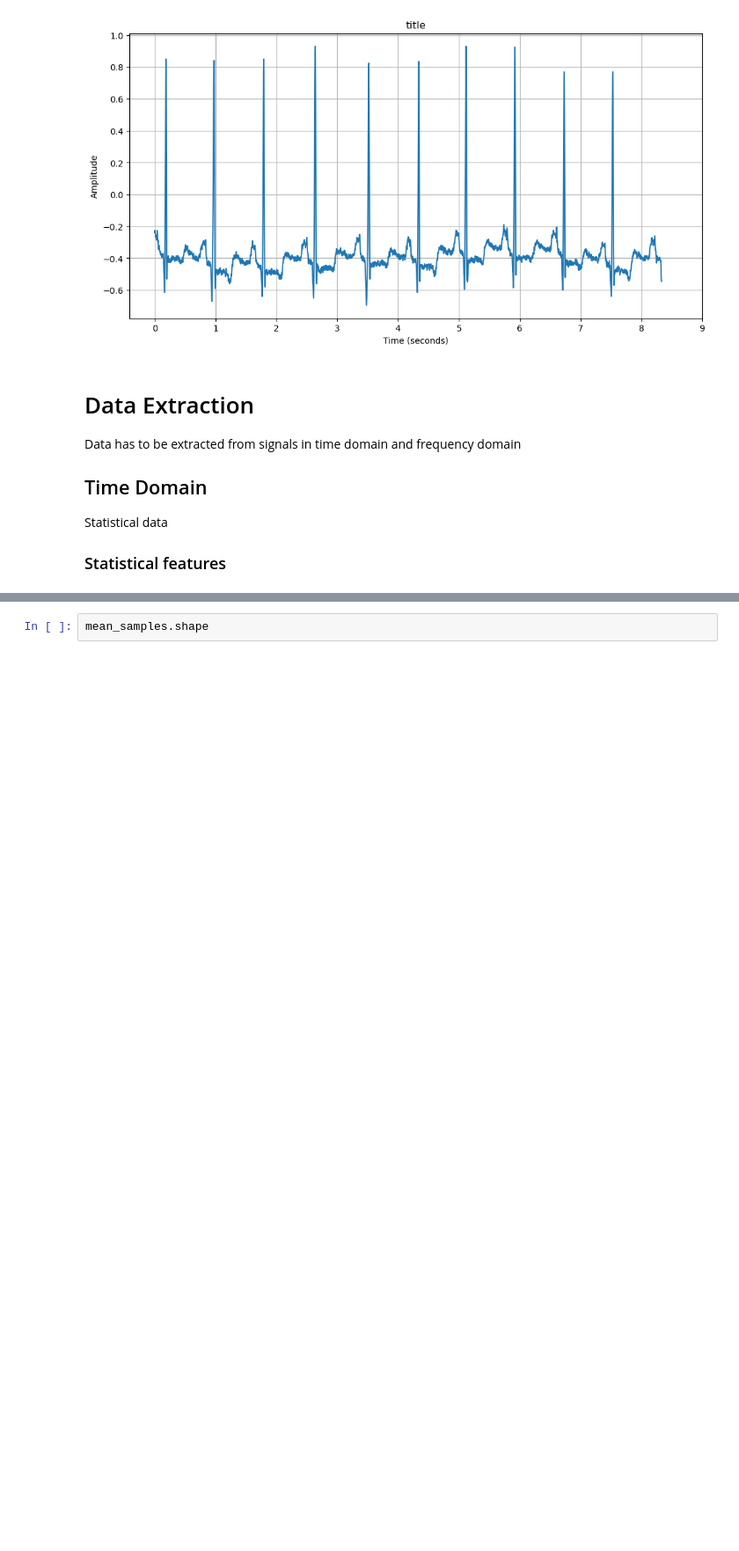
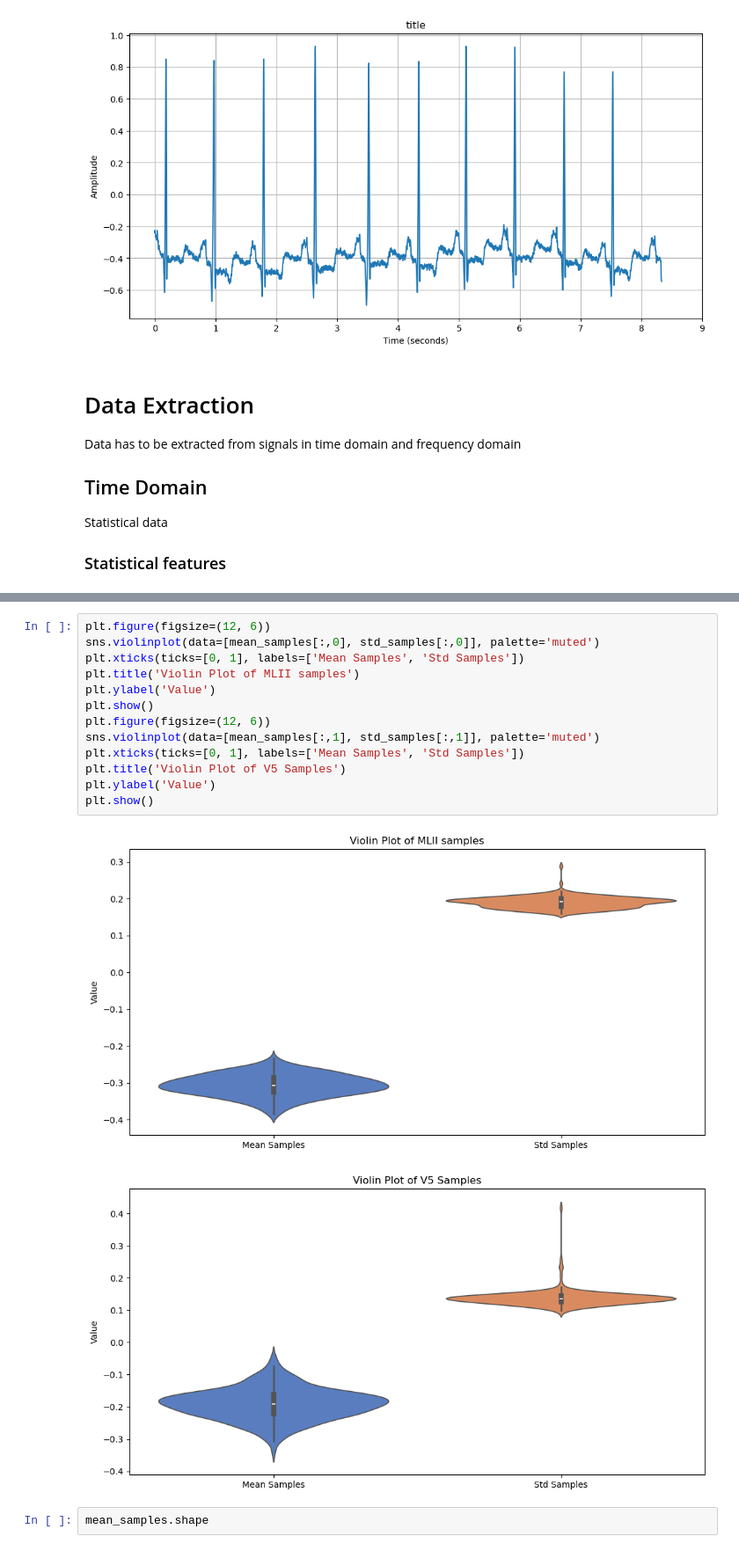
Before and after one commit to Mahmoud-albisary/Automatic-Detection-of-Heart-Arrhythmias-from-ECG-Signals, a Jupyter notebook: file.ipynb, the cells around one changed output, grey strips where cells are left out. Shown at 88% size. Drawn from its saved outputs; the diff is of its cells as text; blank space fills up the shorter version.

```diff
--- a/file.ipynb
+++ b/file.ipynb
@@ -185,3 +223,19 @@ array([[0.96 , 0.8  ],
+# %%
+plt.figure(figsize=(12, 6))
+sns.violinplot(data=[mean_samples[:,0], std_samples[:,0]], palette='muted')
+plt.xticks(ticks=[0, 1], labels=['Mean Samples', 'Std Samples'])
+plt.title('Violin Plot of MLII samples')
+plt.ylabel('Value')
+plt.show()
+plt.figure(figsize=(12, 6))
+sns.violinplot(data=[mean_samples[:,1], std_samples[:,1]], palette='muted')
+plt.xticks(ticks=[0, 1], labels=['Mean Samples', 'Std Samples'])
+plt.title('Violin Plot of V5 Samples')
+plt.ylabel('Value')
+plt.show()
+# %% [output]
+[figure, added]
+[figure, added]
 # %%
 mean_samples.shape
 # %% [output]
```
Also changed, not shown: parts of 5 cells of this notebook.
